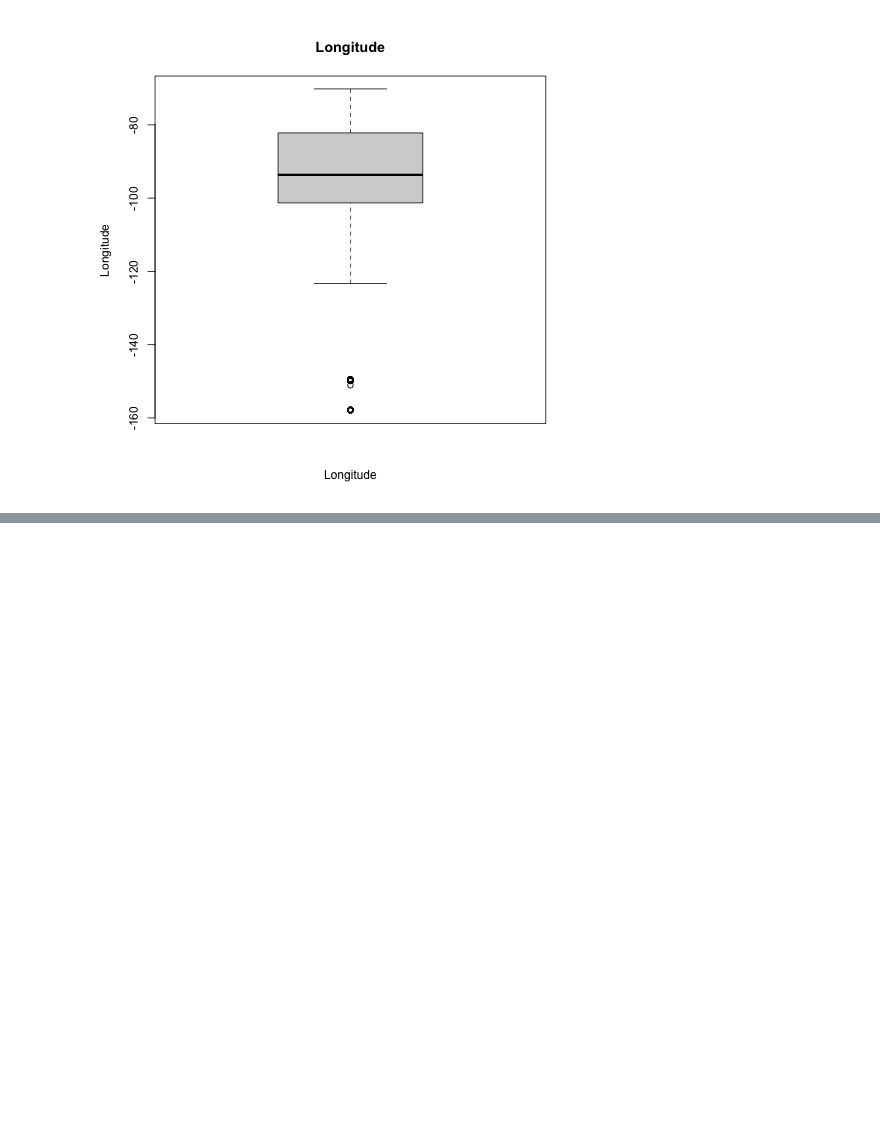
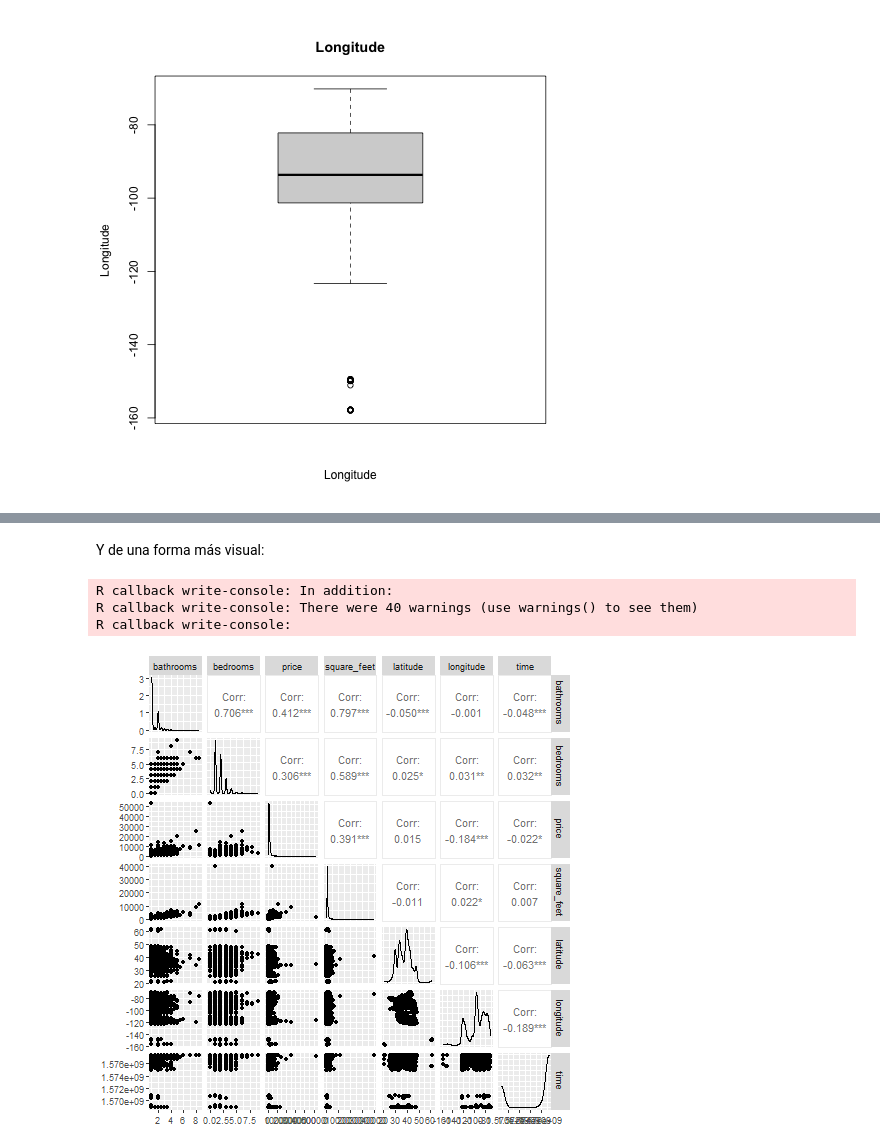
Before and after one commit to Arturo-Hernanz-CM/analisis_datos_modelo_clasificacion_viviendas, a Jupyter notebook: modelo.ipynb, the cells around one changed output, grey strips where cells are left out. Drawn from its saved outputs; the diff is of its cells as text; code cells hidden in the pictures; blank space fills up the shorter version.

```diff
--- a/modelo.ipynb
+++ b/modelo.ipynb
@@ -249,0 +284,11 @@ boxplot(dfMedidas$longitude, main = "Longitude", xlab = "Longitude", ylab = "Lon
+# %% [markdown]
+Y de una forma más visual:
+# %%
+%%R
+num_vars <- dfMedidas[, sapply(dfMedidas, is.numeric)]
+ggpairs(num_vars)
+# %% [output]
+R callback write-console: In addition:
+R callback write-console: There were 40 warnings (use warnings() to see them)
+R callback write-console:
+[figure, added]
```
Also changed, not shown: parts of 19 cells of this notebook.
